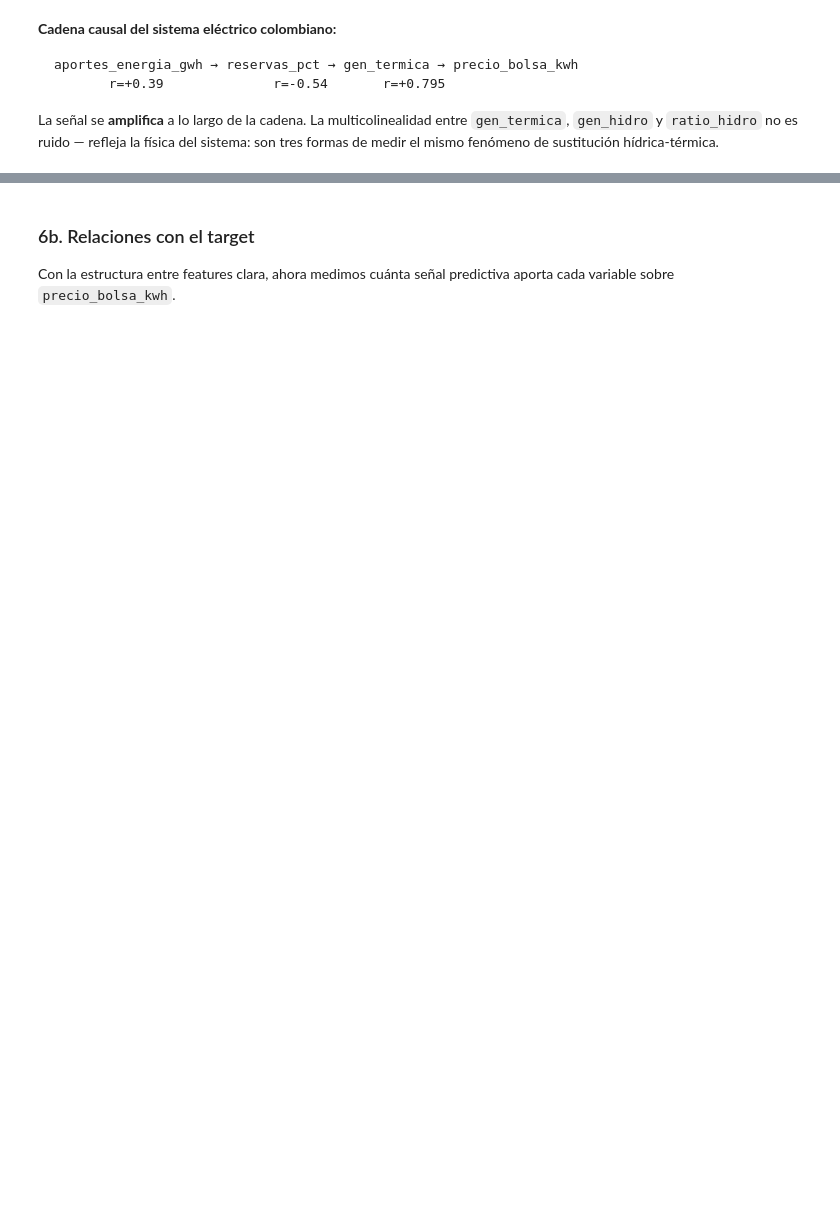
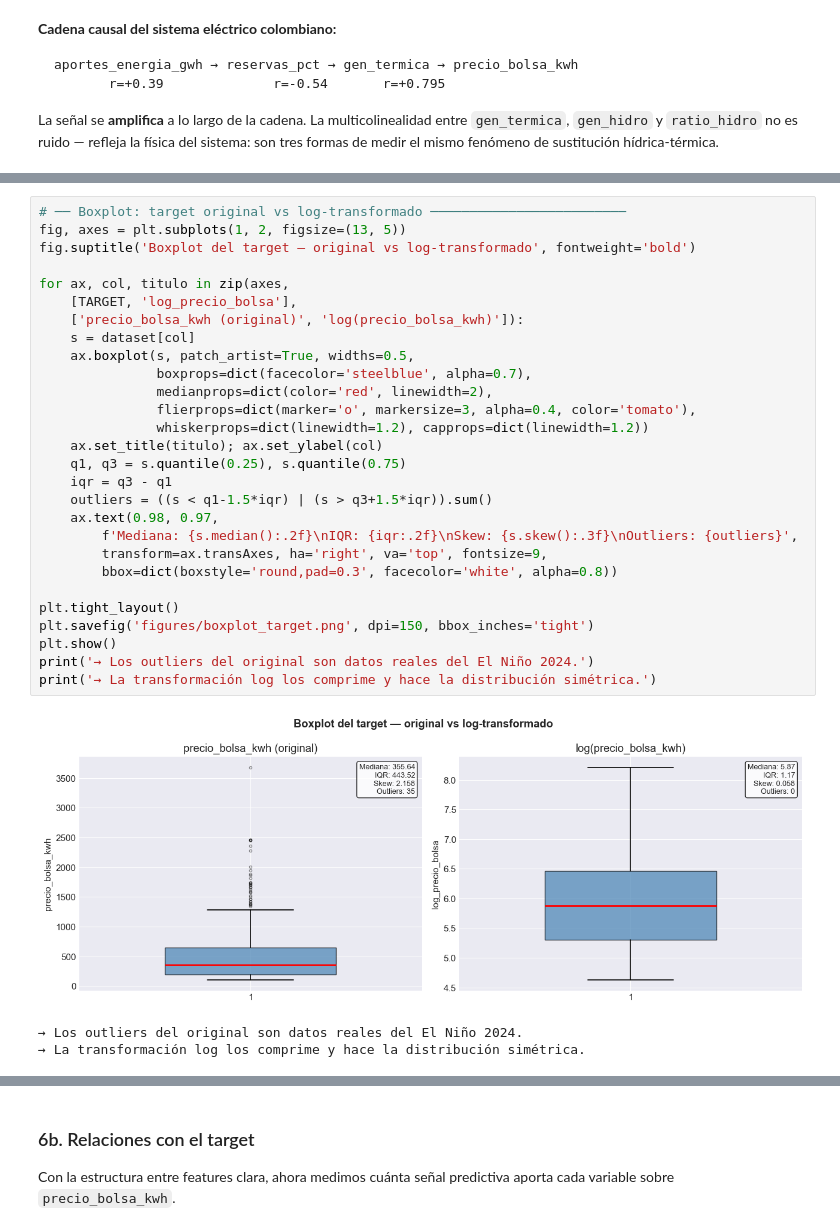
Before and after one commit to oalzatev/AprendizajeML, a Jupyter notebook: notebooks/entrega1_energia_colombia.ipynb, the cells around one changed output, grey strips where cells are left out. Cells and saved outputs as stored; diff of their text form; blank space fills up the shorter version.

```diff
--- a/notebooks/entrega1_energia_colombia.ipynb
+++ b/notebooks/entrega1_energia_colombia.ipynb
@@ -308,0 +422,32 @@ La señal se **amplifica** a lo largo de la cadena. La multicolinealidad entre `
+# %%
+# ── Boxplot: target original vs log-transformado ─────────────────────────
+fig, axes = plt.subplots(1, 2, figsize=(13, 5))
+fig.suptitle('Boxplot del target — original vs log-transformado', fontweight='bold')
+
+for ax, col, titulo in zip(axes,
+    [TARGET, 'log_precio_bolsa'],
+    ['precio_bolsa_kwh (original)', 'log(precio_bolsa_kwh)']):
+    s = dataset[col]
+    ax.boxplot(s, patch_artist=True, widths=0.5,
+               boxprops=dict(facecolor='steelblue', alpha=0.7),
+               medianprops=dict(color='red', linewidth=2),
+               flierprops=dict(marker='o', markersize=3, alpha=0.4, color='tomato'),
+               whiskerprops=dict(linewidth=1.2), capprops=dict(linewidth=1.2))
+    ax.set_title(titulo); ax.set_ylabel(col)
+    q1, q3 = s.quantile(0.25), s.quantile(0.75)
+    iqr = q3 - q1
+    outliers = ((s < q1-1.5*iqr) | (s > q3+1.5*iqr)).sum()
+    ax.text(0.98, 0.97,
+        f'Mediana: {s.median():.2f}\nIQR: {iqr:.2f}\nSkew: {s.skew():.3f}\nOutliers: {outliers}',
+        transform=ax.transAxes, ha='right', va='top', fontsize=9,
+        bbox=dict(boxstyle='round,pad=0.3', facecolor='white', alpha=0.8))
+
+plt.tight_layout()
+plt.savefig('figures/boxplot_target.png', dpi=150, bbox_inches='tight')
+plt.show()
+print('→ Los outliers del original son datos reales del El Niño 2024.')
+print('→ La transformación log los comprime y hace la distribución simétrica.')
+# %% [output]
+[figure, added]
+→ Los outliers del original son datos reales del El Niño 2024.
+→ La transformación log los comprime y hace la distribución simétrica.
```
Also changed, not shown: parts of 49 cells of this notebook, 6 other files.
